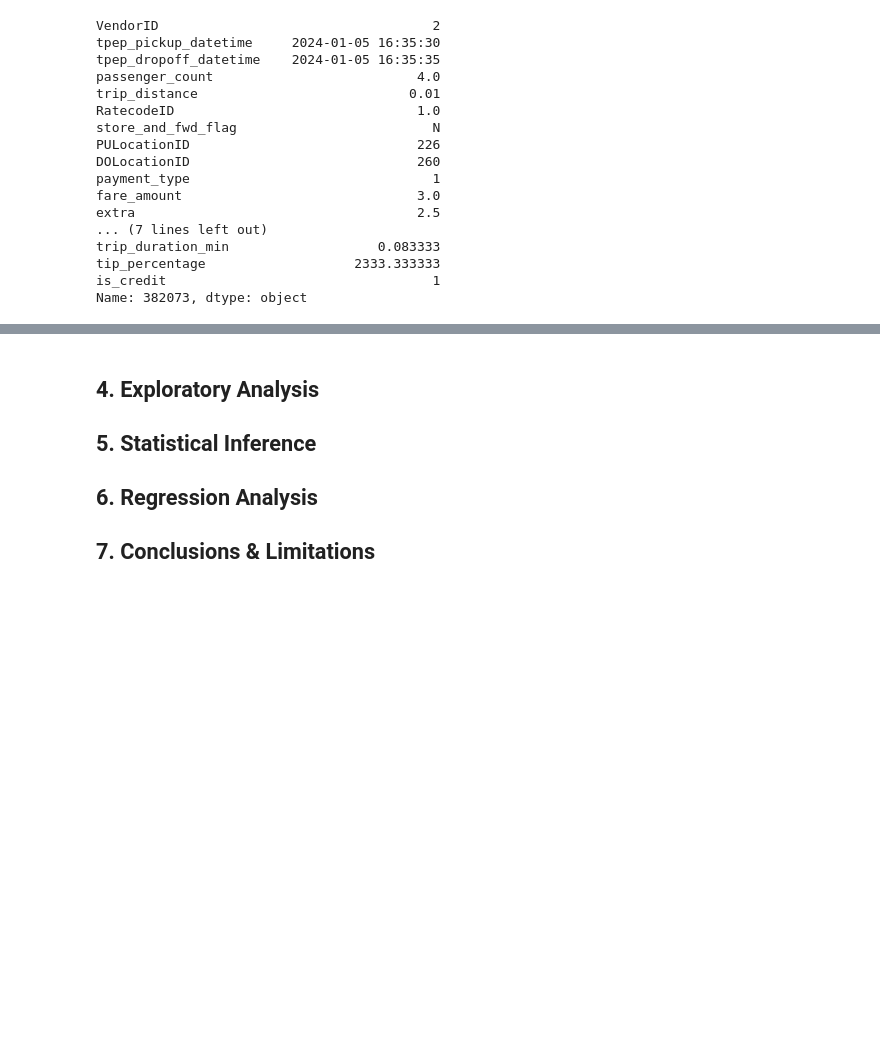
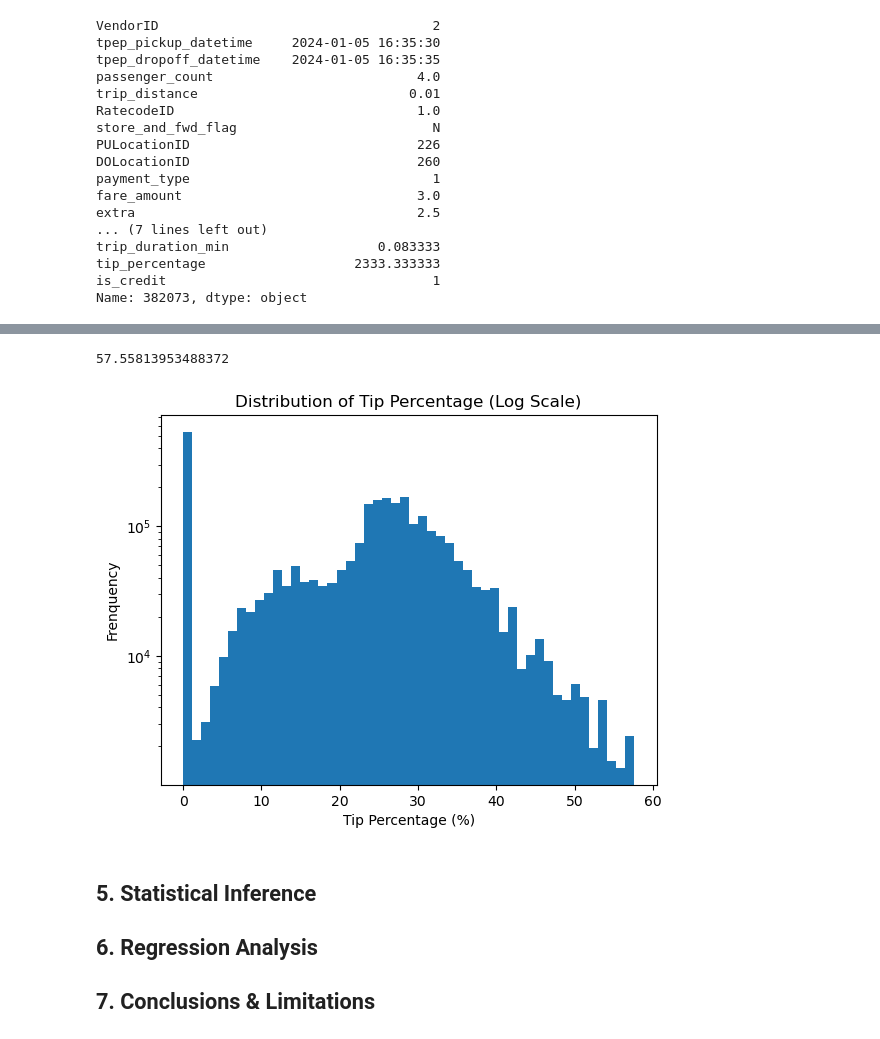
Before and after one commit to inukbaik/nyc-taxi-tipping-analysis, a Jupyter notebook: nyc_taxi_tipping_analysis.ipynb, the cells around one changed output, grey strips where cells are left out. Drawn from its saved outputs; the diff is of its cells as text; code cells hidden in the pictures; blank space fills up the shorter version.

```diff
--- a/nyc_taxi_tipping_analysis.ipynb
+++ b/nyc_taxi_tipping_analysis.ipynb
@@ -240,6 +318,21 @@ Name: 382073, dtype: object
+# %%
+q1 = df_clean["tip_percentage"].quantile(0.25)
+q3 = df_clean["tip_percentage"].quantile(0.75)
+iqr = q3 - q1
+upper_bound = q3 + 1.5 * iqr
+upper_bound
+# %% [output]
+57.55813953488372
+# %%
+plt.figure()
+plt.hist(df_clean.loc[df_clean["tip_percentage"] <= upper_bound, "tip_percentage"] + 0.01, bins=50, log=True)
+plt.xlabel("Tip Percentage (%)")
+plt.ylabel("Frenquency")
+plt.title("Distribution of Tip Percentage (Log Scale)")
+plt.show()
+# %% [output]
+[figure, added]
 # %% [markdown]
-
-## 4. Exploratory Analysis
 
 ## 5. Statistical Inference
 
```
Also changed, not shown: parts of 12 cells of this notebook.
